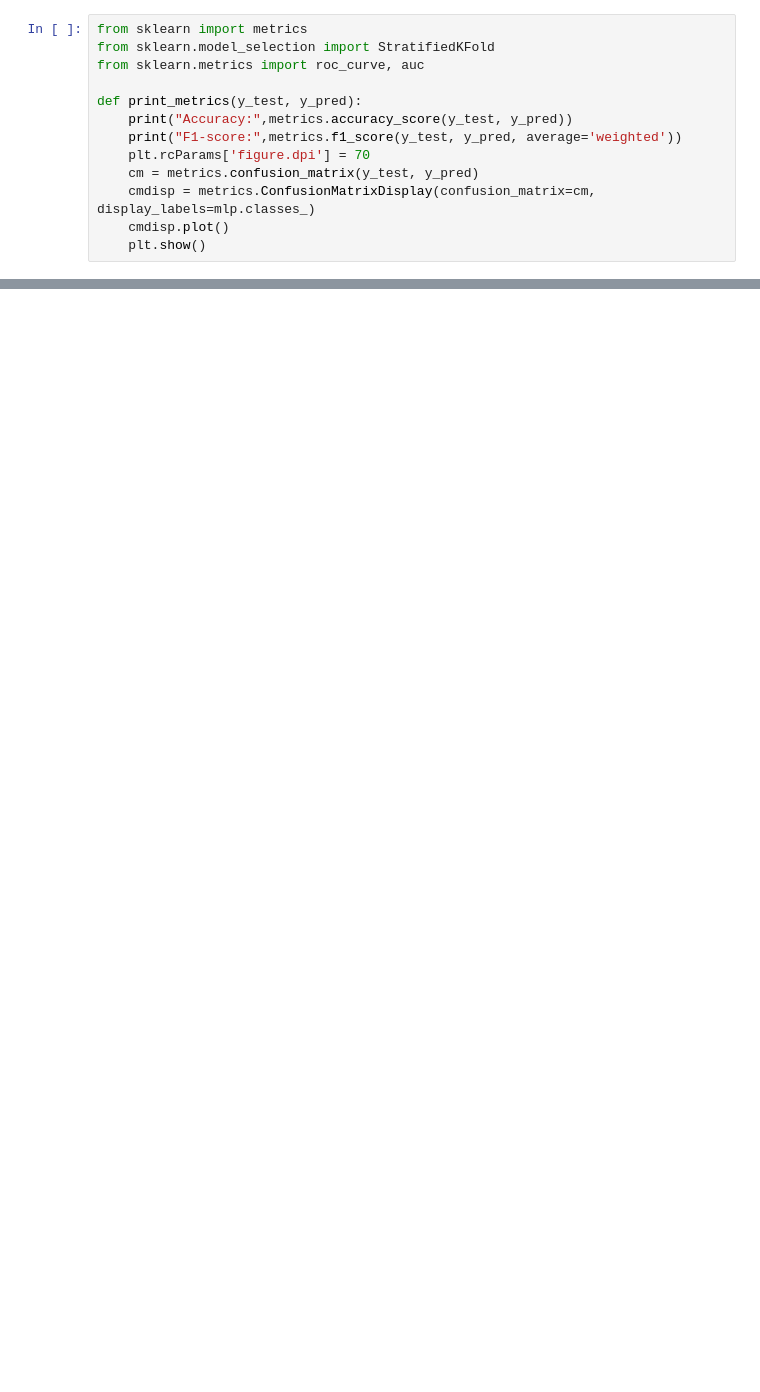
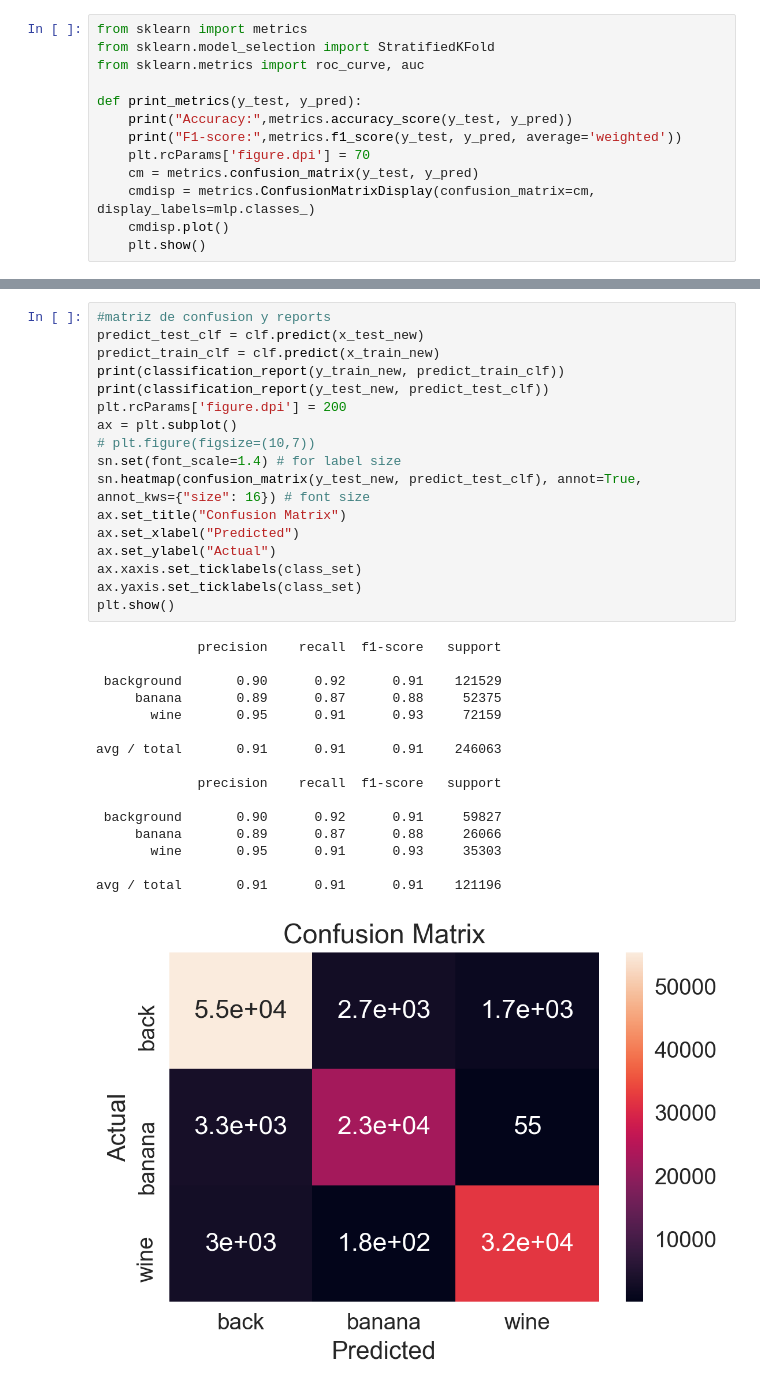
Before and after one commit to danibt656/Gas-sensor-for-home-activity, a Jupyter notebook: red_neuronal.ipynb, the cells around one changed output, grey strips where cells are left out. Cells and saved outputs as stored; diff of their text form; blank space fills up the shorter version.

```diff
--- a/red_neuronal.ipynb
+++ b/red_neuronal.ipynb
@@ -222,0 +279,34 @@ F1-score: 0.0
+# %%
+#matriz de confusion y reports
+predict_test_clf = clf.predict(x_test_new)
+predict_train_clf = clf.predict(x_train_new)
+print(classification_report(y_train_new, predict_train_clf))
+print(classification_report(y_test_new, predict_test_clf))
+plt.rcParams['figure.dpi'] = 200
+ax = plt.subplot()
+# plt.figure(figsize=(10,7))
+sn.set(font_scale=1.4) # for label size
+sn.heatmap(confusion_matrix(y_test_new, predict_test_clf), annot=True, annot_kws={"size": 16}) # font size
+ax.set_title("Confusion Matrix")
+ax.set_xlabel("Predicted")
+ax.set_ylabel("Actual")
+ax.xaxis.set_ticklabels(class_set)
+ax.yaxis.set_ticklabels(class_set)
+plt.show()
+# %% [output]
+             precision    recall  f1-score   support
+
+ background       0.90      0.92      0.91    121529
+     banana       0.89      0.87      0.88     52375
+       wine       0.95      0.91      0.93     72159
+
+avg / total       0.91      0.91      0.91    246063
+
+             precision    recall  f1-score   support
+
+ background       0.90      0.92      0.91     59827
+     banana       0.89      0.87      0.88     26066
+       wine       0.95      0.91      0.93     35303
+
+avg / total       0.91      0.91      0.91    121196
+[figure, added]
```
Also changed, not shown: parts of 11 cells of this notebook.
